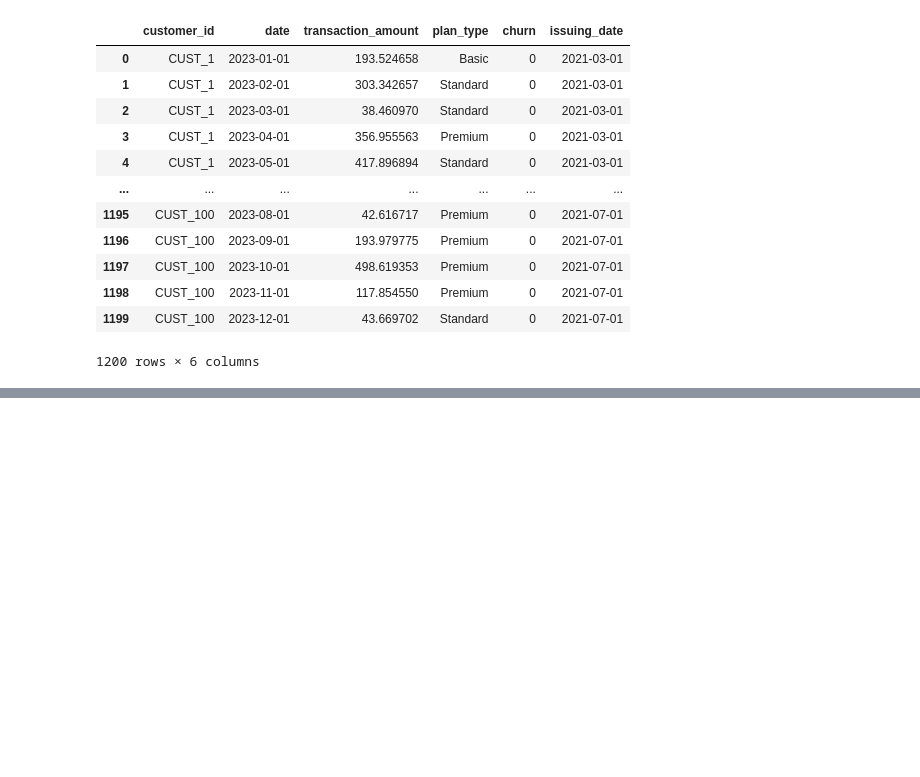
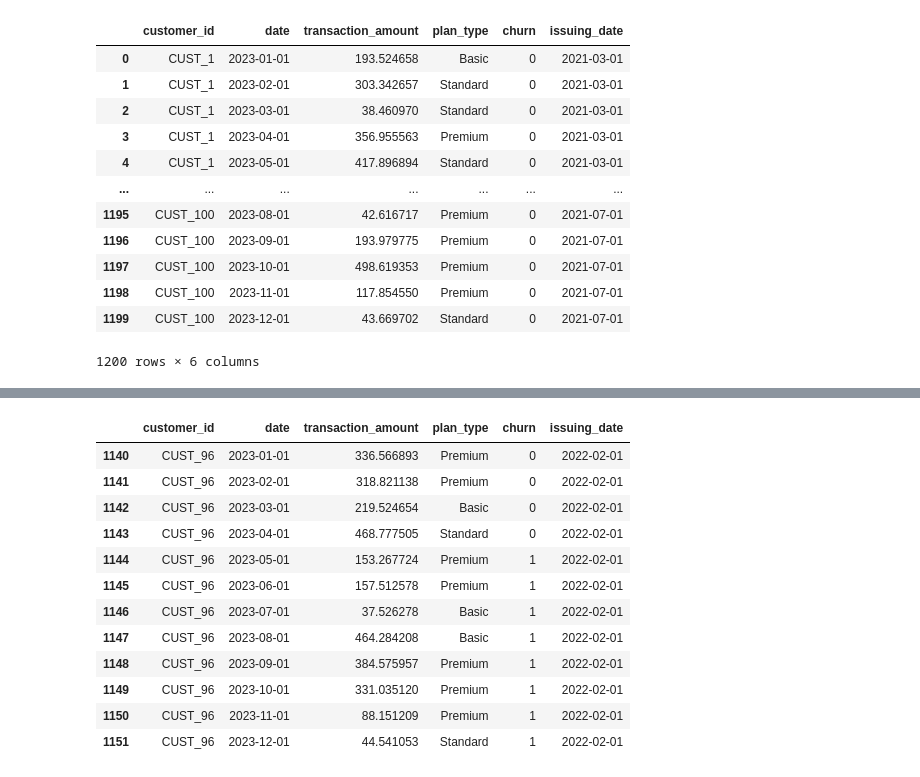
Before and after one commit to arkadymankovsky/customer-churn-classification, a Jupyter notebook: exercise.ipynb, the cells around one changed output, grey strips where cells are left out. Drawn from its saved outputs; the diff is of its cells as text; code cells hidden in the pictures; blank space fills up the shorter version.

```diff
--- a/exercise.ipynb
+++ b/exercise.ipynb
@@ -621,5 +631,3 @@ df[df.plan_type.isna()]
 # %% [output]
 |  | customer_id | date | transaction_amount | plan_type | churn | issuing_date |
 | 948 | CUST_80 | 2023-01-01 | 145.323083 | NaN | 0 | 2021-12-01 |
-# %%
-df['is_missing_plan_type'] = df['plan_type'].isnull().astype(int)
@@ -633,14 +634,3 @@ Index([948], dtype='int64')
-# %%
-missing_mask = df['plan_type'].isna()
-missing_indices = missing_mask[missing_mask].index
-
-if len(missing_indices) > 0:
-# Handle first missing value
-    first_missing_idx = missing_indices[0]
-    df.loc[first_missing_idx, column] = 'basic'
-
-# Forward fill remaining missing values
-df[column] = df[column].fillna(method='ffill')
 # %%
 df[df.is_missing_plan_type == 0]
 # %% [output]
@@ -792,0 +794,16 @@ df
+# %%
+df.query('customer_id=="CUST_96"').sort_values('date')
+# %% [output]
+|  | customer_id | date | transaction_amount | plan_type | churn | issuing_date |
+| 1140 | CUST_96 | 2023-01-01 | 336.566893 | Premium | 0 | 2022-02-01 |
+| 1141 | CUST_96 | 2023-02-01 | 318.821138 | Premium | 0 | 2022-02-01 |
+| 1142 | CUST_96 | 2023-03-01 | 219.524654 | Basic | 0 | 2022-02-01 |
+| 1143 | CUST_96 | 2023-04-01 | 468.777505 | Standard | 0 | 2022-02-01 |
+| 1144 | CUST_96 | 2023-05-01 | 153.267724 | Premium | 1 | 2022-02-01 |
+| 1145 | CUST_96 | 2023-06-01 | 157.512578 | Premium | 1 | 2022-02-01 |
+| 1146 | CUST_96 | 2023-07-01 | 37.526278 | Basic | 1 | 2022-02-01 |
+| 1147 | CUST_96 | 2023-08-01 | 464.284208 | Basic | 1 | 2022-02-01 |
+| 1148 | CUST_96 | 2023-09-01 | 384.575957 | Premium | 1 | 2022-02-01 |
+| 1149 | CUST_96 | 2023-10-01 | 331.035120 | Premium | 1 | 2022-02-01 |
+| 1150 | CUST_96 | 2023-11-01 | 88.151209 | Premium | 1 | 2022-02-01 |
+| 1151 | CUST_96 | 2023-12-01 | 44.541053 | Standard | 1 | 2022-02-01 |
```
Also changed, not shown: parts of 18 cells of this notebook, 14 other files.
